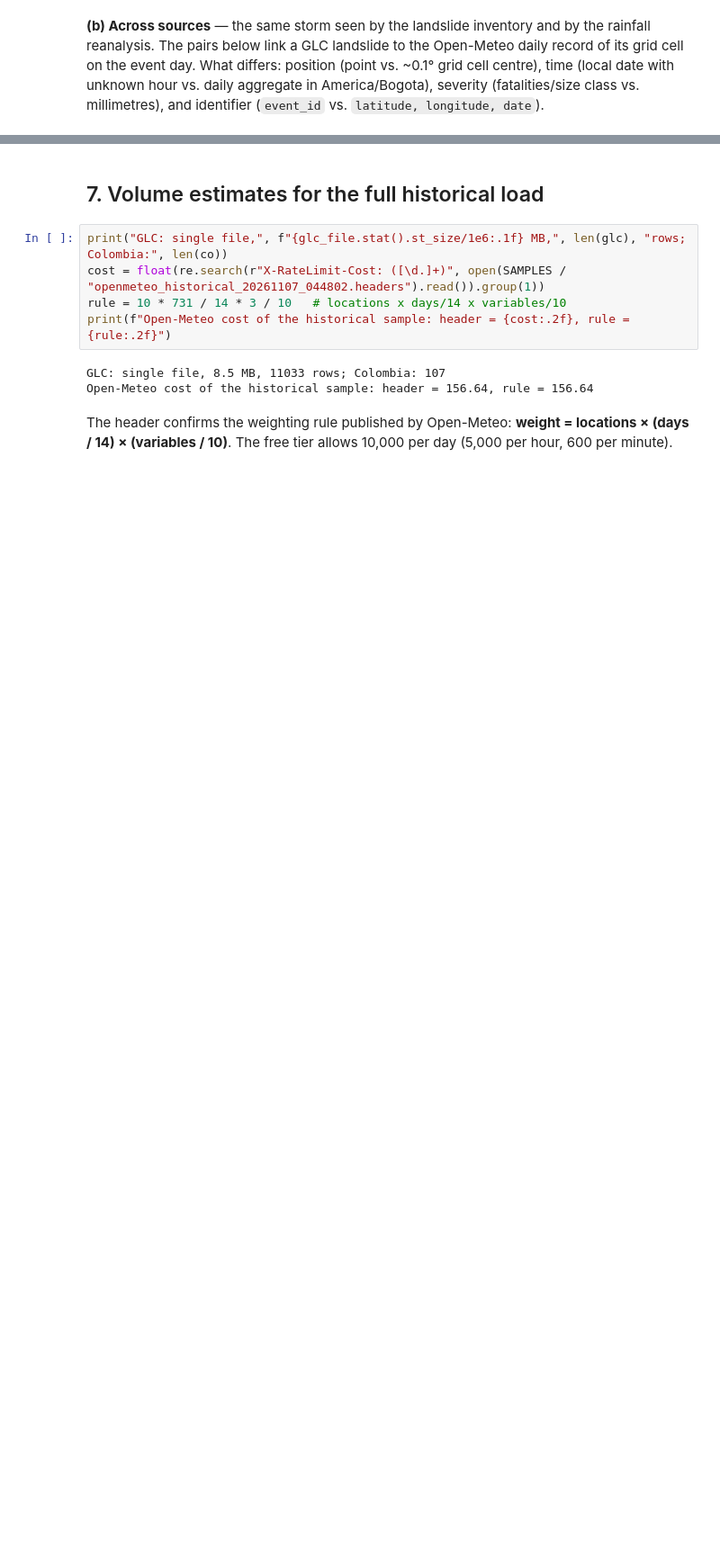
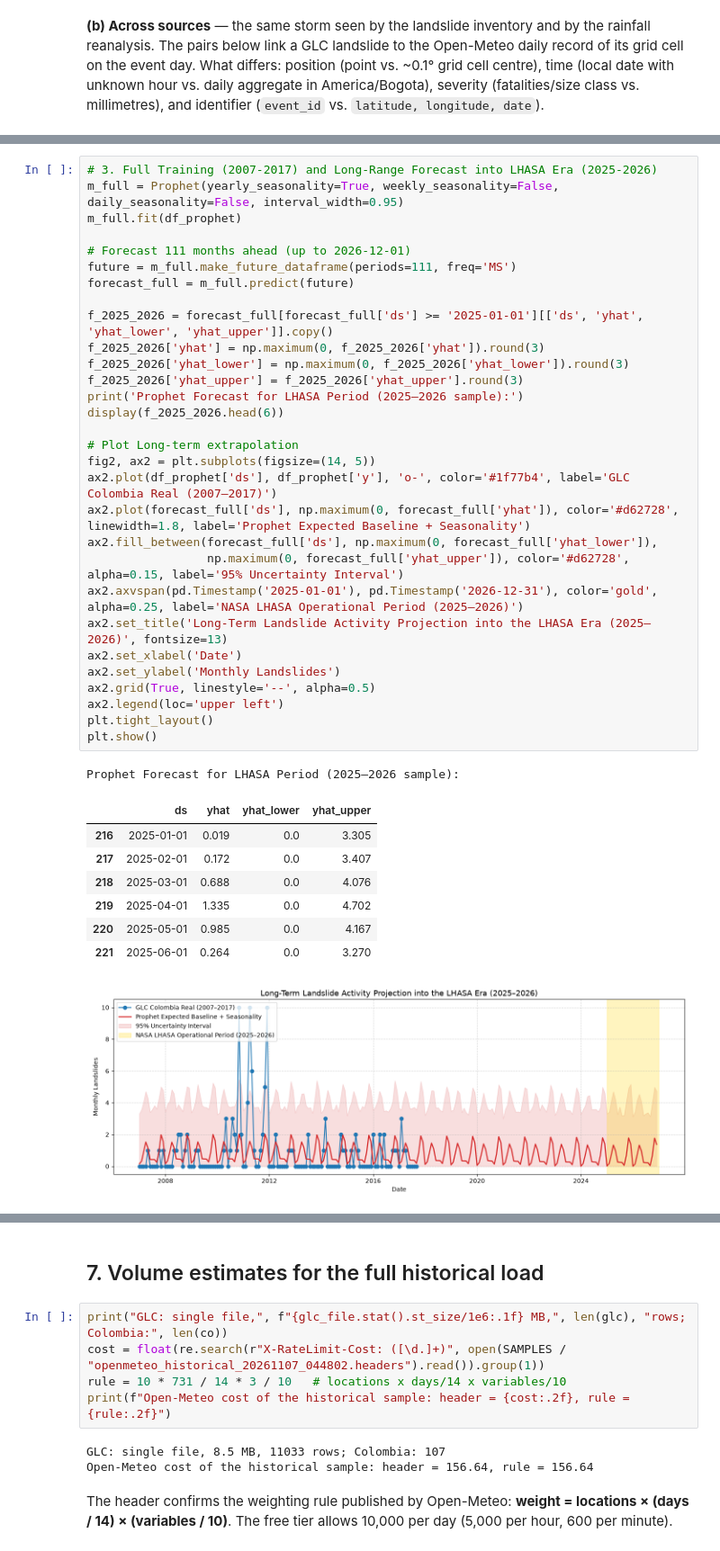
Before and after one commit to saritxm/landslide-monitoring-colombia, a Jupyter notebook: notebooks/01_source_profiling.ipynb, the cells around one changed output, grey strips where cells are left out. Shown at 90% size. Drawn from its saved outputs; the diff is of its cells as text; blank space fills up the shorter version.

```diff
--- a/notebooks/01_source_profiling.ipynb
+++ b/notebooks/01_source_profiling.ipynb
@@ -661,0 +748,40 @@ cells LHASA flags), not as matching events. This is a limitation for validating
+# %%
+# 3. Full Training (2007-2017) and Long-Range Forecast into LHASA Era (2025-2026)
+m_full = Prophet(yearly_seasonality=True, weekly_seasonality=False, daily_seasonality=False, interval_width=0.95)
+m_full.fit(df_prophet)
+
+# Forecast 111 months ahead (up to 2026-12-01)
+future = m_full.make_future_dataframe(periods=111, freq='MS')
+forecast_full = m_full.predict(future)
+
+f_2025_2026 = forecast_full[forecast_full['ds'] >= '2025-01-01'][['ds', 'yhat', 'yhat_lower', 'yhat_upper']].copy()
+f_2025_2026['yhat'] = np.maximum(0, f_2025_2026['yhat']).round(3)
+f_2025_2026['yhat_lower'] = np.maximum(0, f_2025_2026['yhat_lower']).round(3)
+f_2025_2026['yhat_upper'] = f_2025_2026['yhat_upper'].round(3)
+print('Prophet Forecast for LHASA Period (2025–2026 sample):')
+display(f_2025_2026.head(6))
+
+# Plot Long-term extrapolation
+fig2, ax2 = plt.subplots(figsize=(14, 5))
+ax2.plot(df_prophet['ds'], df_prophet['y'], 'o-', color='#1f77b4', label='GLC Colombia Real (2007–2017)')
+ax2.plot(forecast_full['ds'], np.maximum(0, forecast_full['yhat']), color='#d62728', linewidth=1.8, label='Prophet Expected Baseline + Seasonality')
+ax2.fill_between(forecast_full['ds'], np.maximum(0, forecast_full['yhat_lower']),
+                 np.maximum(0, forecast_full['yhat_upper']), color='#d62728', alpha=0.15, label='95% Uncertainty Interval')
+ax2.axvspan(pd.Timestamp('2025-01-01'), pd.Timestamp('2026-12-31'), color='gold', alpha=0.25, label='NASA LHASA Operational Period (2025–2026)')
+ax2.set_title('Long-Term Landslide Activity Projection into the LHASA Era (2025–2026)', fontsize=13)
+ax2.set_xlabel('Date')
+ax2.set_ylabel('Monthly Landslides')
+ax2.grid(True, linestyle='--', alpha=0.5)
+ax2.legend(loc='upper left')
+plt.tight_layout()
+plt.show()
+# %% [output]
+Prophet Forecast for LHASA Period (2025–2026 sample):
+|  | ds | yhat | yhat_lower | yhat_upper |
+| 216 | 2025-01-01 | 0.019 | 0.0 | 3.305 |
+| 217 | 2025-02-01 | 0.172 | 0.0 | 3.407 |
+| 218 | 2025-03-01 | 0.688 | 0.0 | 4.076 |
+| 219 | 2025-04-01 | 1.335 | 0.0 | 4.702 |
+| 220 | 2025-05-01 | 0.985 | 0.0 | 4.167 |
+| 221 | 2025-06-01 | 0.264 | 0.0 | 3.270 |
+[figure, added]
```
Also changed, not shown: parts of 6 cells of this notebook, 2 other files.
